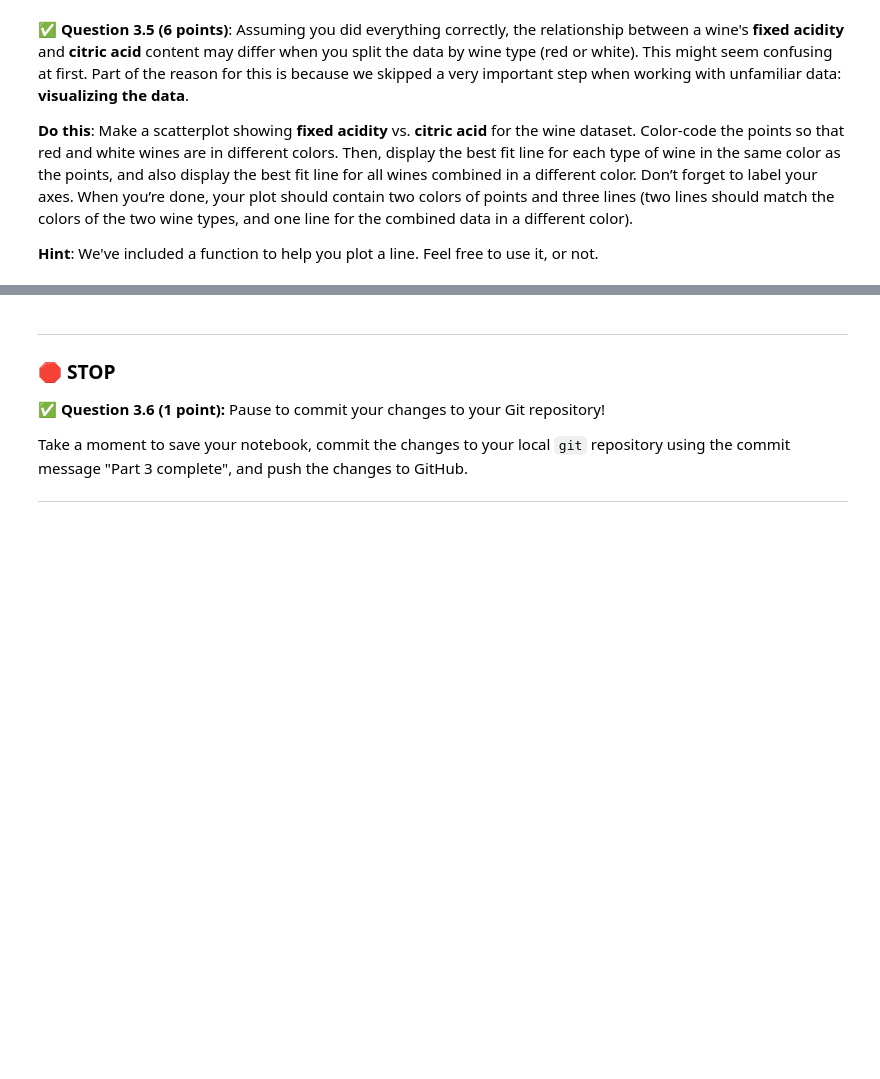
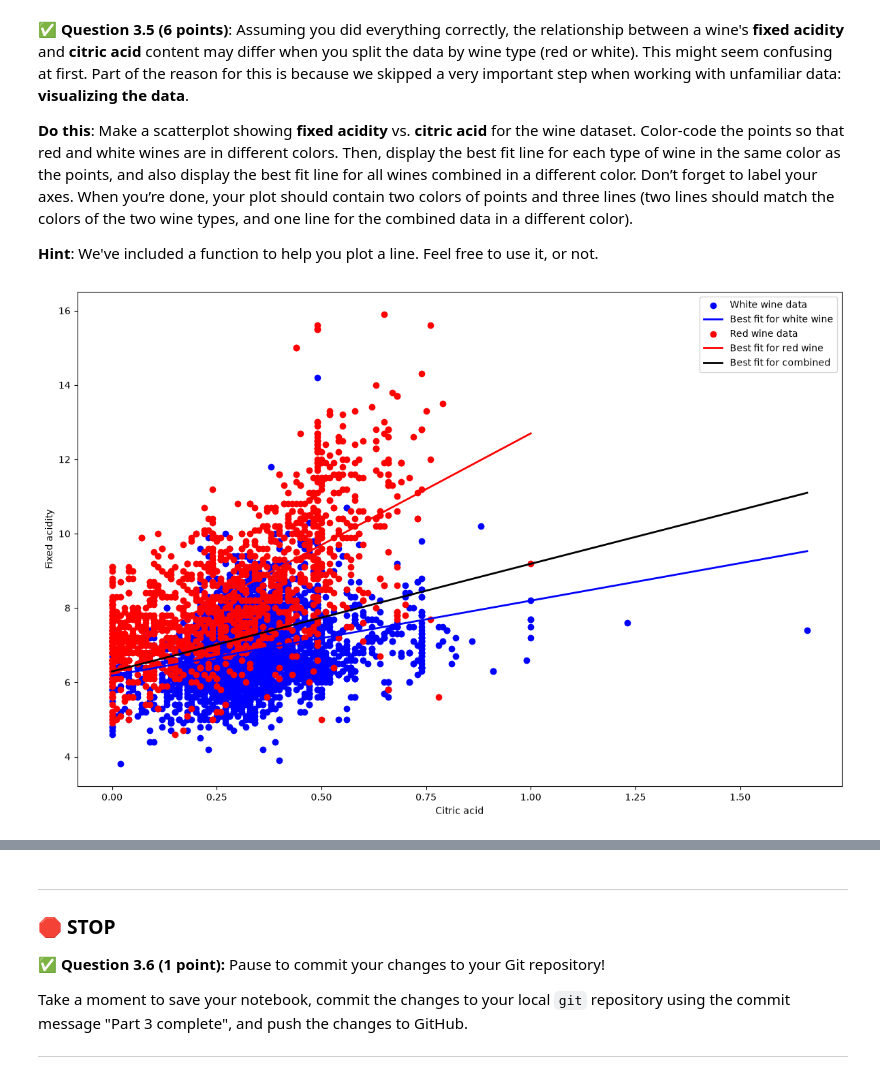
Before and after one commit to alvagile-1811/CMSE202-f26-turnin, a Jupyter notebook: hw-03/HW03-Regression-STUDENT.ipynb, the cells around one changed output, grey strips where cells are left out. Drawn from its saved outputs; the diff is of its cells as text; code cells hidden in the pictures; blank space fills up the shorter version.

```diff
--- a/hw-03/HW03-Regression-STUDENT.ipynb
+++ b/hw-03/HW03-Regression-STUDENT.ipynb
@@ -301,3 +301,9 @@ This regression analysis can reveal subtle patterns in acidity management, helpi
 **Important: make sure you are using the _entire_ combined wine dataset, not just a subset.** The first step should be to build a combined dataframe (using `pd.concat`) out of the white and red wine data.
 # %%
 # Put your code here
+all_wine = pd.concat([white_wine, red_wine])
+fixed_acidity = all_wine.loc[:,"fixed acidity"]
+citric_acid = all_wine.loc[:,"citric acid"]
+reg1 = sm.OLS(fixed_acidity, sm.add_constant(citric_acid))
+result1 = reg1.fit()
+print(result1.summary())
@@ -325,3 +351,8 @@ This regression analysis can reveal subtle patterns in acidity management, helpi
 &#9989; **Question 3.3.1 (2 points)**: Using the `OLS` method in `statsmodels`, perform a linear regression to predict the **fixed acidity** of red wine samples using **citric acid** as the predictor, and display the results summary.
 # %%
 # Put your code here
+red_fixed_acidity = red_wine.loc[:,"fixed acidity"]
+red_citric_acid = red_wine.loc[:,"citric acid"]
+reg_red = sm.OLS(red_fixed_acidity, sm.add_constant(red_citric_acid))
+result_red = reg_red.fit()
+print(result_red.summary())
@@ -334,3 +383,8 @@ This regression analysis can reveal subtle patterns in acidity management, helpi
 &#9989; **Question 3.3.2 (2 points)**: Using the `OLS` method in `statsmodels`, perform a linear regression to predict the **fixed acidity** of white wine samples using **citric acid** as the predictor, and display the results summary.
 # %%
 # Put your code here
+white_fixed_acidity = white_wine.loc[:,"fixed acidity"]
+white_citric_acid = white_wine.loc[:,"citric acid"]
+reg_white = sm.OLS(white_fixed_acidity, sm.add_constant(white_citric_acid))
+result_white = reg_white.fit()
+print(result_white.summary())
@@ -365,10 +440,23 @@ This regression analysis can reveal subtle patterns in acidity management, helpi
 
 import matplotlib.pyplot as plt
 import numpy as np
-def plot_line(slope, intercept, xmin, xmax, color):
+def plot_line(slope, intercept, xmin, xmax, color, label):
     xline = np.array([xmin,xmax])
     yline = slope*xline+intercept
-    plt.plot(xline,yline,color)
+    plt.plot(xline,yline,color,label=label,linewidth=2)
+# %%
+plt.figure(figsize=(12,8))
+plt.scatter(x=white_citric_acid, y=white_fixed_acidity, label = "White wine data", color = "blue")
+plot_line(result_white.params["citric acid"], result_white.params["const"], min(white_citric_acid), max(white_citric_acid), "blue","Best fit for white wine")
+plt.scatter(x=red_citric_acid, y=red_fixed_acidity, label = "Red wine data", color = "red")
+plot_line(result_red.params["citric acid"], result_red.params["const"], min(red_citric_acid), max(red_citric_acid), "red", "Best fit for red wine")
+plot_line(result1.params["citric acid"], result1.params["const"], min(citric_acid), max(citric_acid), "black", "Best fit for combined")
+plt.xlabel("Citric acid")
+plt.ylabel("Fixed acidity")
+plt.legend()
+plt.tight_layout()
+# %% [output]
+[figure, added]
 # %% [markdown]
 <!-- END QUESTION -->
 <!-- DO NOT MODIFY OR DELETE THIS CELL. Make sure your solution to the question above is in the cell(s) above this one. -->
```
Also changed, not shown: parts of 5 cells of this notebook.
